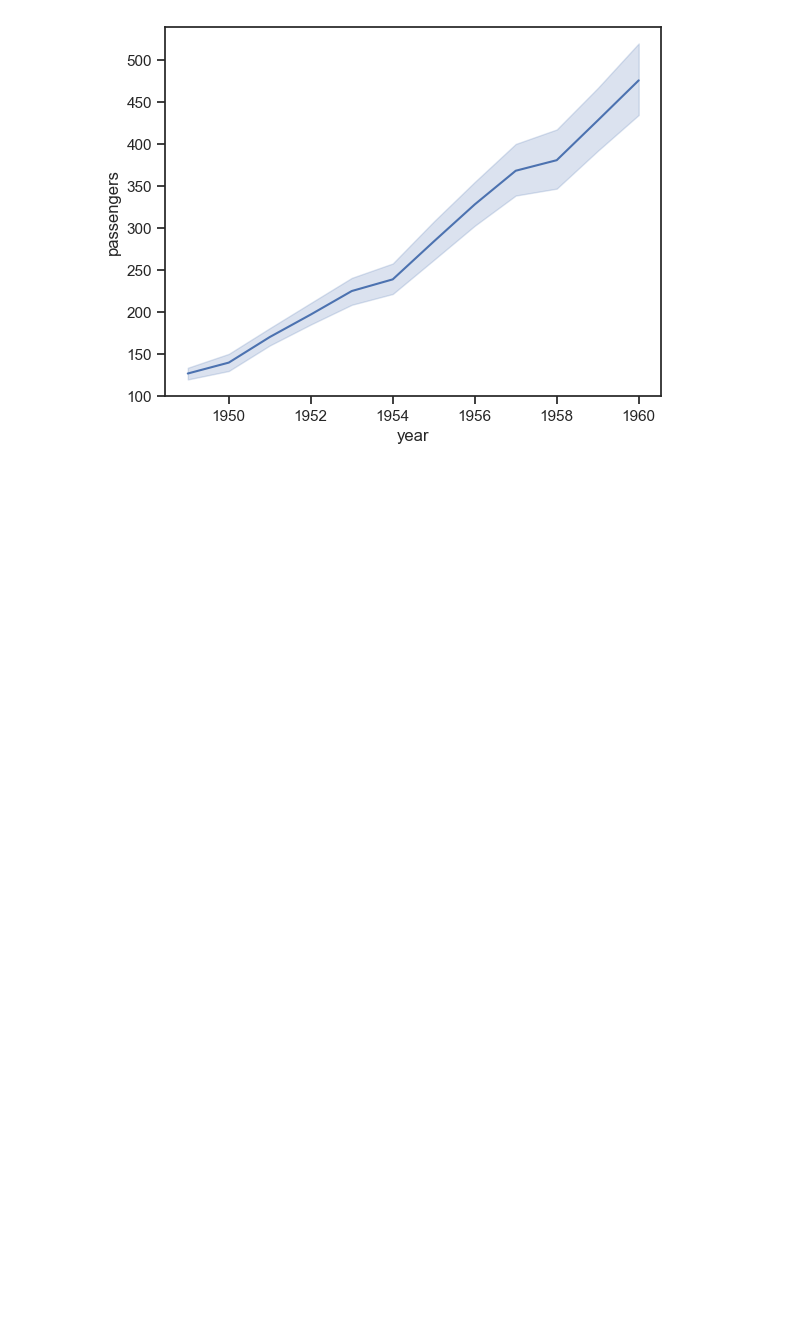
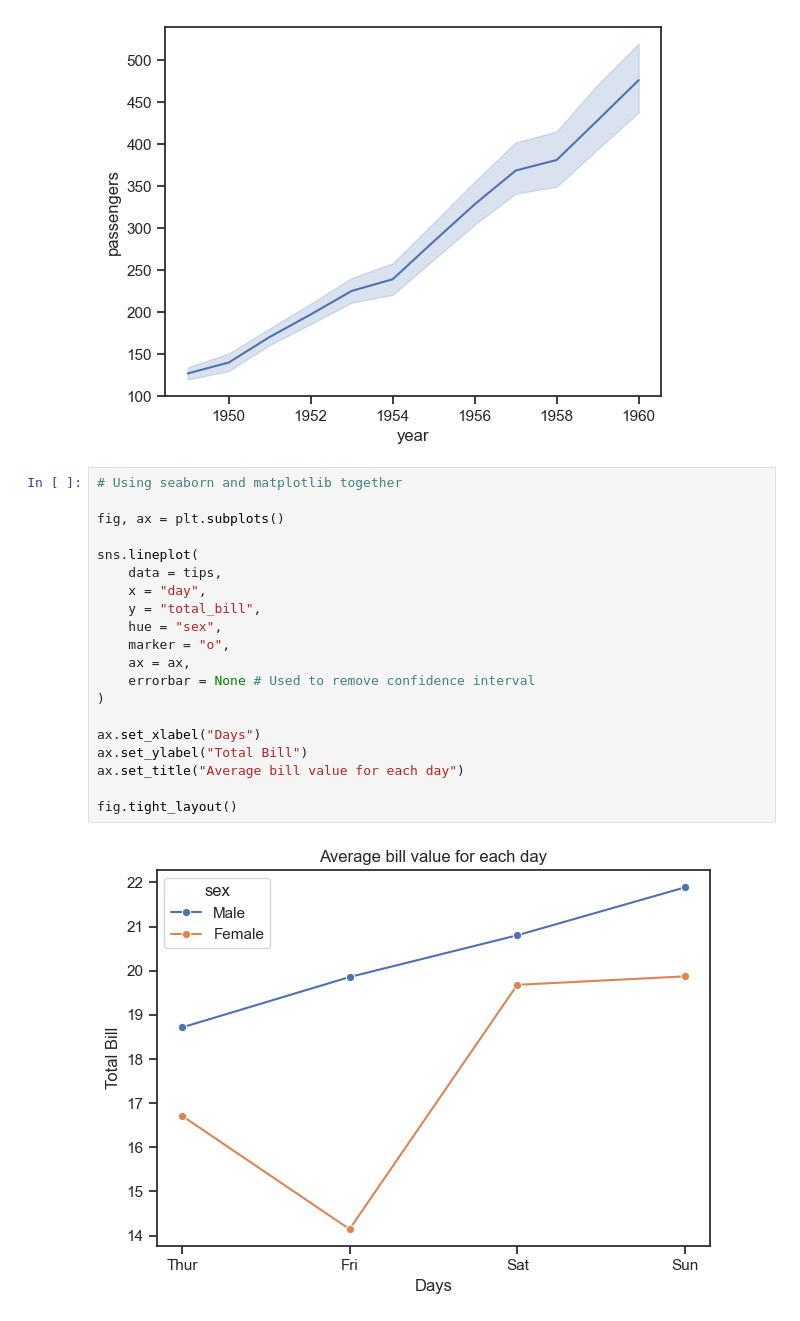
Before and after one commit to Anshika-at-git/Seaborn-Practice, a Jupyter notebook: RelationalPlots.ipynb, the cells around one changed output. Drawn from its saved outputs; the diff is of its cells as text; blank space fills up the shorter version.

```diff
--- a/RelationalPlots.ipynb
+++ b/RelationalPlots.ipynb
@@ -102,3 +102,25 @@ sns.lineplot(
 4  1949   May         121
 <Axes: xlabel='year', ylabel='passengers'>
 [figure]
+# %%
+# Using seaborn and matplotlib together
+
+fig, ax = plt.subplots()
+
+sns.lineplot(
+    data = tips,
+    x = "day",
+    y = "total_bill",
+    hue = "sex",
+    marker = "o",
+    ax = ax,
+    errorbar = None # Used to remove confidence interval
+)
+
+ax.set_xlabel("Days")
+ax.set_ylabel("Total Bill")
+ax.set_title("Average bill value for each day")
+
+fig.tight_layout()
+# %% [output]
+[figure, added]
```
